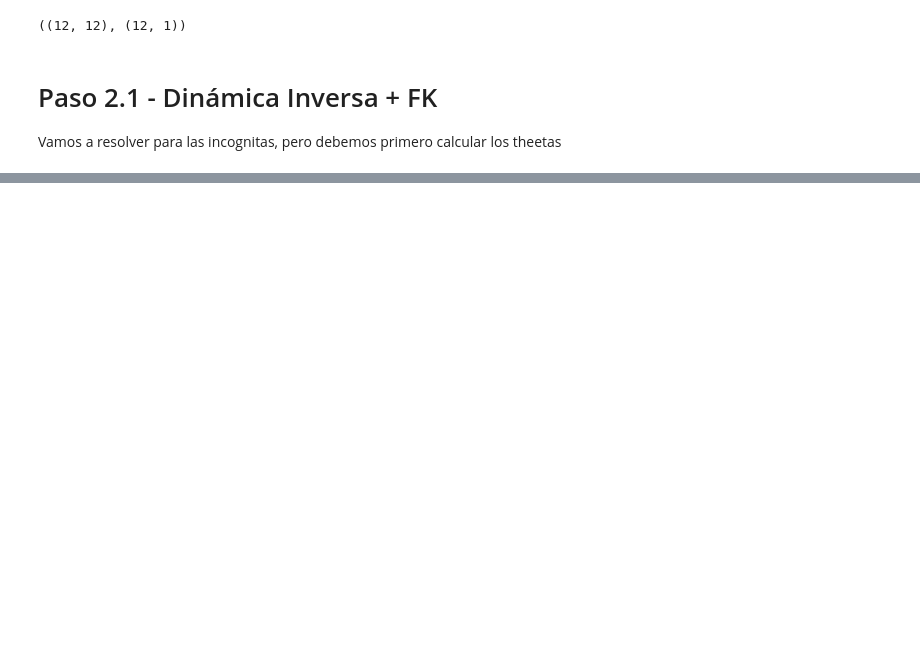
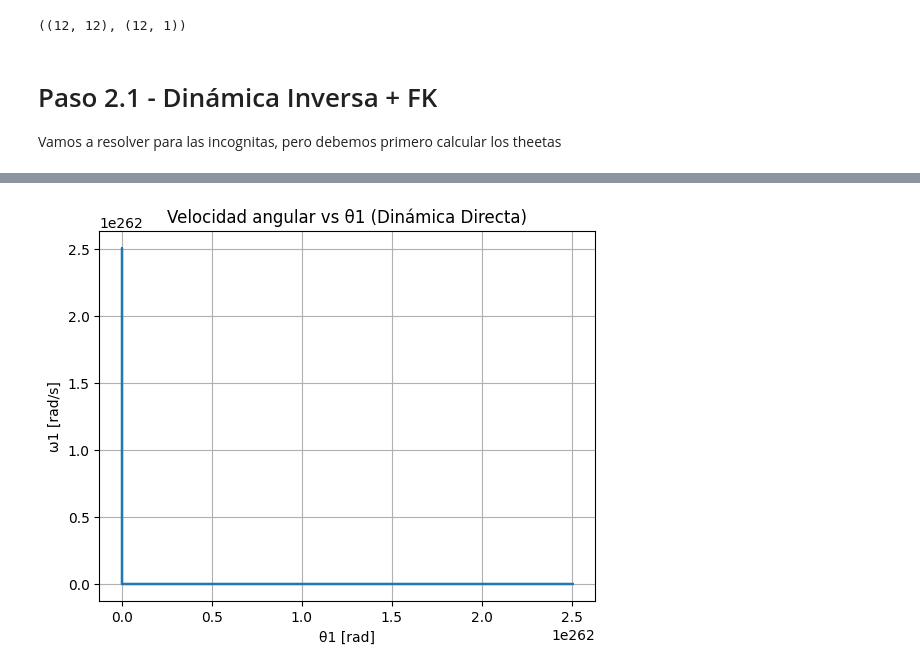
Before and after one commit to LuigiToby/IMEC2543, a Jupyter notebook: exp/LuisRodriguez_exp1_ID_FD.ipynb, the cells around one changed output, grey strips where cells are left out. Drawn from its saved outputs; the diff is of its cells as text; code cells hidden in the pictures; blank space fills up the shorter version.

```diff
--- a/exp/LuisRodriguez_exp1_ID_FD.ipynb
+++ b/exp/LuisRodriguez_exp1_ID_FD.ipynb
@@ -371,0 +427,65 @@ q_ddot_list = np.column_stack((
+# %%
+from scipy.integrate import odeint
+
+# Función para calcular aceleración sin solve simbólico
+def theta1_dd_numeric(theta1_val, omega1_val):
+
+    x_val = 0.7
+    dx_val = 0.0
+    ddx_val = 0.0
+
+    theta2_val, theta3_val = FK([theta1_val, x_val])
+
+    dtheta2_val = 0.0
+    dtheta3_val = 0.0
+    ddtheta2_val = 0.0
+    ddtheta3_val = 0.0
+
+    # Min cuando ddtheta1 = 0
+    M0 = Min_fin(
+        theta1_val, theta2_val, theta3_val, x_val,
+        omega1_val, dtheta2_val, dtheta3_val, dx_val,
+        0.0, ddtheta2_val, ddtheta3_val, ddx_val
+    )
+
+    # Min cuando ddtheta1 = 1
+    M1 = Min_fin(
+        theta1_val, theta2_val, theta3_val, x_val,
+        omega1_val, dtheta2_val, dtheta3_val, dx_val,
+        1.0, ddtheta2_val, ddtheta3_val, ddx_val
+    )
+
+    a = M1 - M0
+    b = M0
+
+    return (M_promedio - b) / a
+
+
+def dinamica(y, t):
+    theta1_val = y[0]
+    omega1_val = y[1]
+
+    alpha1 = theta1_dd_numeric(theta1_val, omega1_val)
+
+    return [omega1_val, alpha1]
+
+
+# Condiciones iniciales
+y0 = [start_angle, 0.0]
+
+t_sim = np.linspace(0, 1.0, 300)
+
+sol = odeint(dinamica, y0, t_sim)
+
+theta1_sol = sol[:,0]
+omega1_sol = sol[:,1]
+
+plt.figure()
+plt.plot(theta1_sol, omega1_sol)
+plt.xlabel("θ1 [rad]")
+plt.ylabel("ω1 [rad/s]")
+plt.title("Velocidad angular vs θ1 (Dinámica Directa)")
+plt.grid()
+plt.show()
+# %% [output]
+[figure, added]
```
Also changed, not shown: parts of 16 cells of this notebook.
